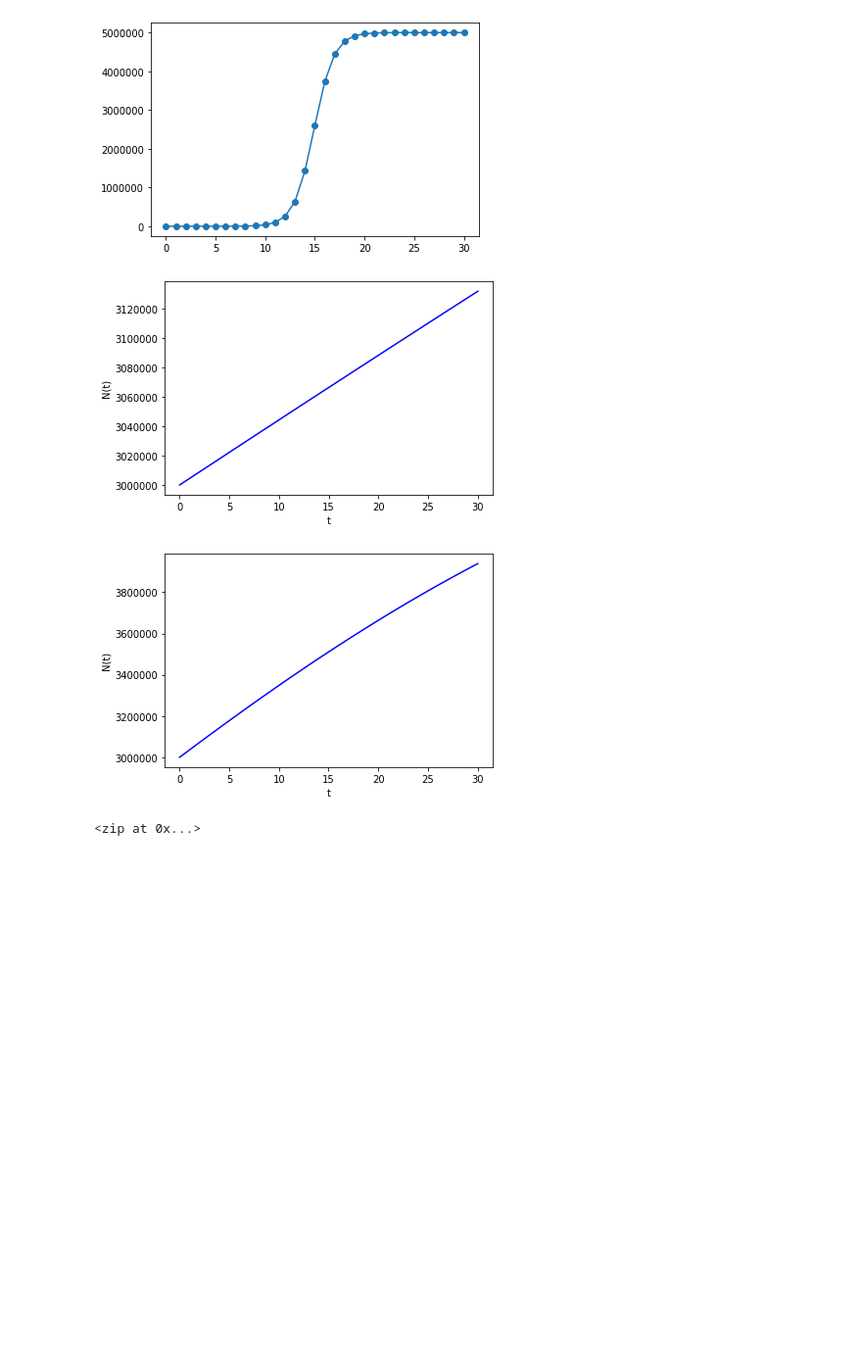
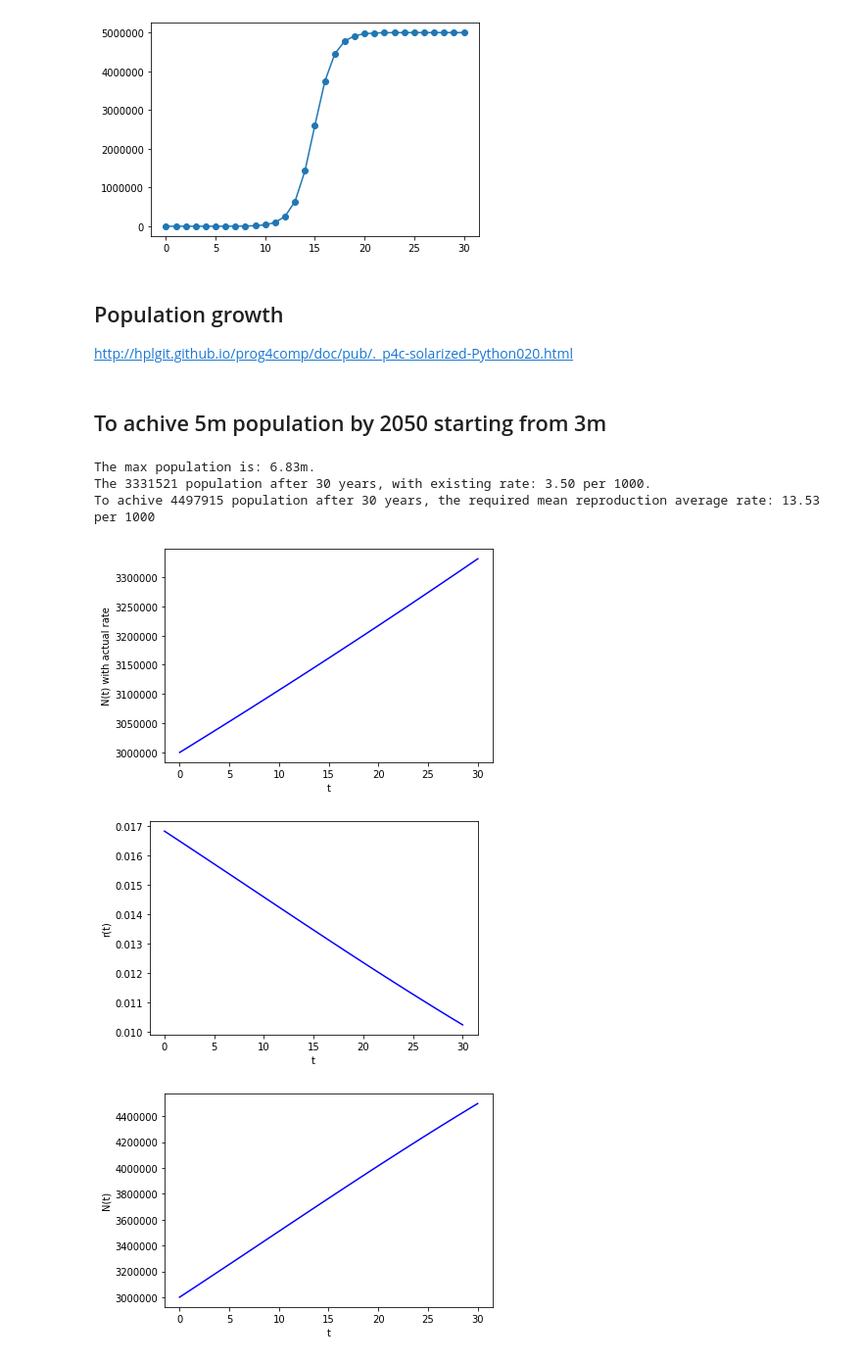
Before and after one commit to ArmenLevoni/public, a Jupyter notebook: population.ipynb, the cells around one changed output. Shown at 98% size. Saved outputs shown, nothing was run; the diff lists cells and outputs as text; code cells hidden in the pictures; blank space fills up the shorter version.

```diff
--- a/population.ipynb
+++ b/population.ipynb
@@ -17,6 +26,10 @@ plt.plot(x, y)
 plt.show()
 # %% [output]
 [figure]
+# %% [markdown]
+## Population growth
+
+http://hplgit.github.io/prog4comp/doc/pub/._p4c-solarized-Python020.html
 # %%
 def ode_FE(f, U_0, dt, T):
     N_t = int(round(float(T)/dt))
@@ -26,35 +39,45 @@ def ode_FE(f, U_0, dt, T):
     for n in range(N_t):
         u[n+1] = u[n] + dt*f(u[n], t[n])
     return u, t
-# %%
-#Birth rate	2.97 births/1,000 population (2014 est.)
-#Death rate	1.76 deaths/1,000 population (2014 est.)
-br = 2.97/1000
-dr = 1.76/1000
-
-rm = br-dr
-rex = 0.15
-
-dt = 1
-T =30
-
-u, t = ode_FE(f=lambda u, t: 3.7/1000*(1 - u/5000000.)*u, \
-                           U_0=3000000, dt=dt, T=T)
-plt.figure()  # Make separate figures for each pass in the loop
-plt.plot(t, u, 'b-')
-plt.xlabel('t'); plt.ylabel('N(t)')
-plt.savefig('tmp_%g.png' % dt); plt.savefig('tmp_%g.pdf' % dt)
-
-u, t = ode_FE(f=lambda u, t: 30/1000*(1 - u/5000000.)*u, \
-                           U_0=3000000, dt=dt, T=T)
-plt.figure()  # Make separate figures for each pass in the loop
-plt.plot(t, u, 'b-')
-plt.xlabel('t'); plt.ylabel('N(t)')
-plt.savefig('tmp_%g.png' % dt); plt.savefig('tmp_%g.pdf' % dt)
-# %% [output]
-[figure, removed]
-[figure, removed]
-# %%
-zip((0.5, 20), (60, 100))
-# %% [output]
-<zip at 0x...>
+# %% [markdown]
+## To achive 5m population by 2050 starting from 3m
+# %%
+dt = 1  # Evey eary
+T  = 30 # 30 year
+rate = 30/1000 # Reproduction rate at 0
+U0 = 3000000 # initial population
+Teritory = 29743 + 4400 # Km2
+max_density= 200 # per Km2
+UMAX = Teritory * max_density
+print("The max population is: %0.2fm." % (UMAX/1000000))
+
+u, t = ode_FE(f=lambda u, t: rate*(1 - u/UMAX)*u, \
+                           U_0=U0, dt=dt, T=T)
+# https://en.wikipedia.org/wiki/Demographics_of_Armenia
+rate_average = 3.5/1000
+u_actual, t = ode_FE(f=lambda u, t: rate_average*u, \
+                           U_0=U0, dt=dt, T=T)
+
+plt.figure()  # Make separate figures for each pass in the loop
+plt.plot(t, u_actual, 'b-')
+plt.xlabel('t'); plt.ylabel('N(t) with actual rate');
+print ("The %d population after %d years, with existing rate: %0.2f per 1000." % (u_actual[T],T,rate_average*1000))
+print ("To achive %d population after %d years, the required mean reproduction average rate: %0.2f per 1000" % (u[T],T,r_req_mean*1000))
+
+
+r =  rate*(1 - u/UMAX)
+plt.figure()  # Make separate figures for each pass in the loop
+plt.plot(t, r, 'b-')
+plt.xlabel('t'); plt.ylabel('r(t)');
+
+plt.figure()  # Make separate figures for each pass in the loop
+plt.plot(t, u, 'b-')
+plt.xlabel('t'); plt.ylabel('N(t)');
+r_req_mean = (r[0]+r[T])/2
+# %% [output]
+The max population is: 6.83m.
+The 3331521 population after 30 years, with existing rate: 3.50 per 1000.
+To achive 4497915 population after 30 years, the required mean reproduction average rate: 13.53 per 1000
+[figure, added]
+[figure, added]
+[figure, added]
```
Also changed, not shown: parts of 7 cells of this notebook.
